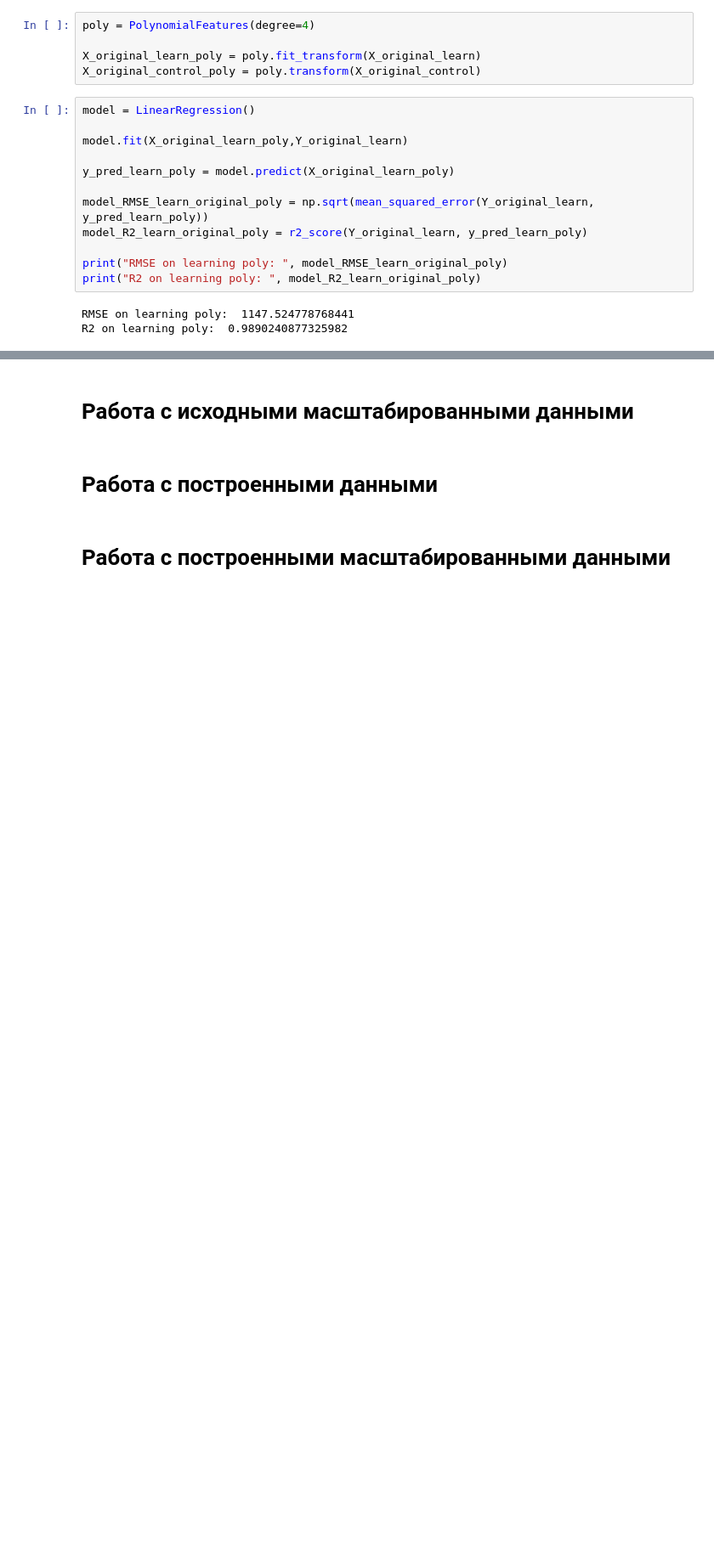
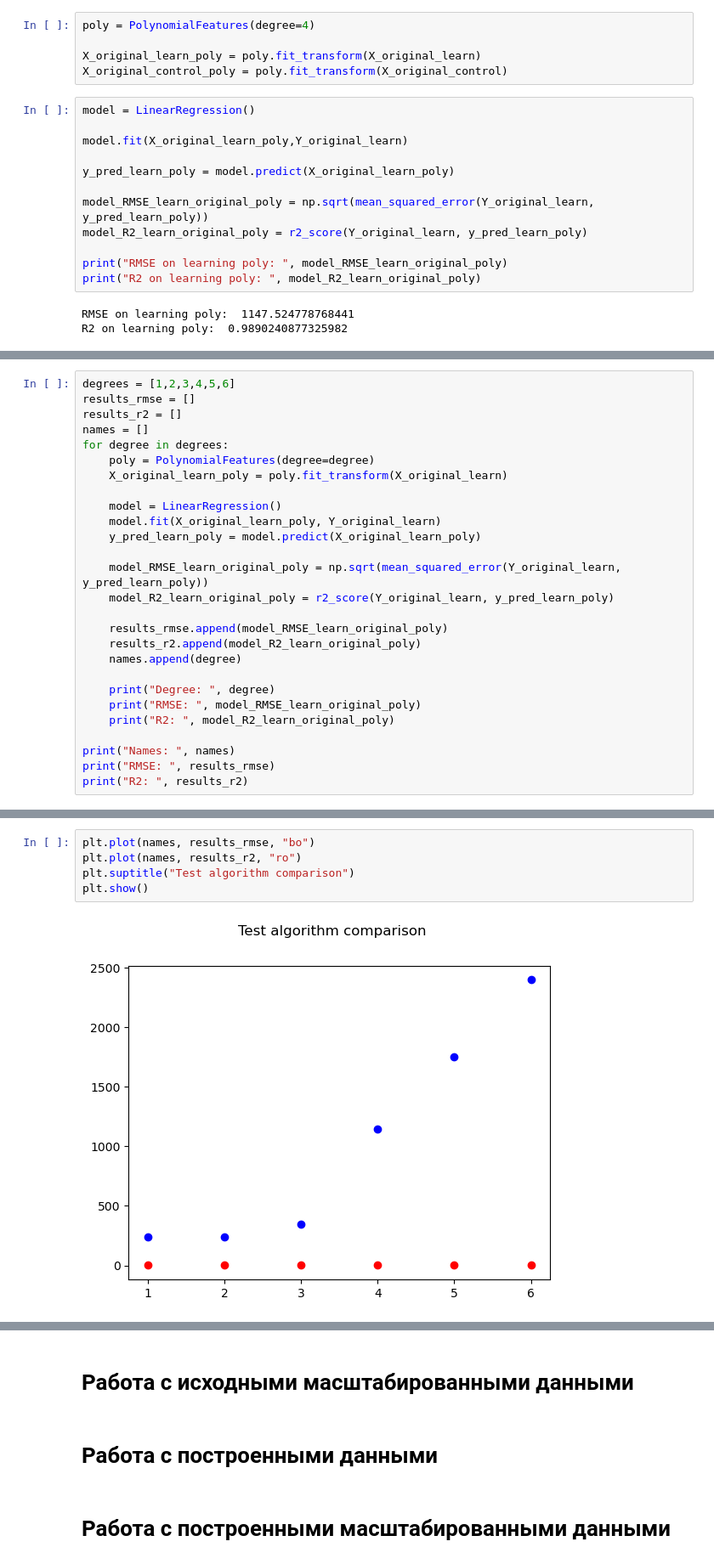
Before and after one commit to KorolevIvanMi/ML, a Jupyter notebook: labs/lab1.ipynb, the cells around one changed output, grey strips where cells are left out. Shown at 85% size. Cells and saved outputs as stored; diff of their text form; blank space fills up the shorter version.

Commit message:
finish poly regression , next - change data

```diff
--- a/labs/lab1.ipynb
+++ b/labs/lab1.ipynb
@@ -392,7 +395,7 @@ print(model_lasso.intercept_)
 poly = PolynomialFeatures(degree=4)
 
 X_original_learn_poly = poly.fit_transform(X_original_learn)
-X_original_control_poly = poly.transform(X_original_control)
+X_original_control_poly = poly.fit_transform(X_original_control)
 # %%
 model = LinearRegression()
 
@@ -412,0 +416,27 @@ R2 on learning poly:  0.9890240877325982
+# %%
+degrees = [1,2,3,4,5,6]
+results_rmse = []
+results_r2 = []
+names = []
+for degree in degrees:
+    poly = PolynomialFeatures(degree=degree)
+    X_original_learn_poly = poly.fit_transform(X_original_learn)
+
+    model = LinearRegression()
+    model.fit(X_original_learn_poly, Y_original_learn)
+    y_pred_learn_poly = model.predict(X_original_learn_poly)
+
+    model_RMSE_learn_original_poly = np.sqrt(mean_squared_error(Y_original_learn, y_pred_learn_poly))
+    model_R2_learn_original_poly = r2_score(Y_original_learn, y_pred_learn_poly)
+
+    results_rmse.append(model_RMSE_learn_original_poly)
+    results_r2.append(model_R2_learn_original_poly)
+    names.append(degree)
+
+    print("Degree: ", degree)
+    print("RMSE: ", model_RMSE_learn_original_poly)
+    print("R2: ", model_R2_learn_original_poly)
+
+print("Names: ", names)
+print("RMSE: ", results_rmse)
+print("R2: ", results_r2)
@@ -412,0 +463,7 @@ R2 on learning poly:  0.9890240877325982
+# %%
+plt.plot(names, results_rmse, "bo")
+plt.plot(names, results_r2, "ro")
+plt.suptitle("Test algorithm comparison")
+plt.show()
+# %% [output]
+[figure, added]
```
Also changed, not shown: parts of 10 cells of this notebook.
